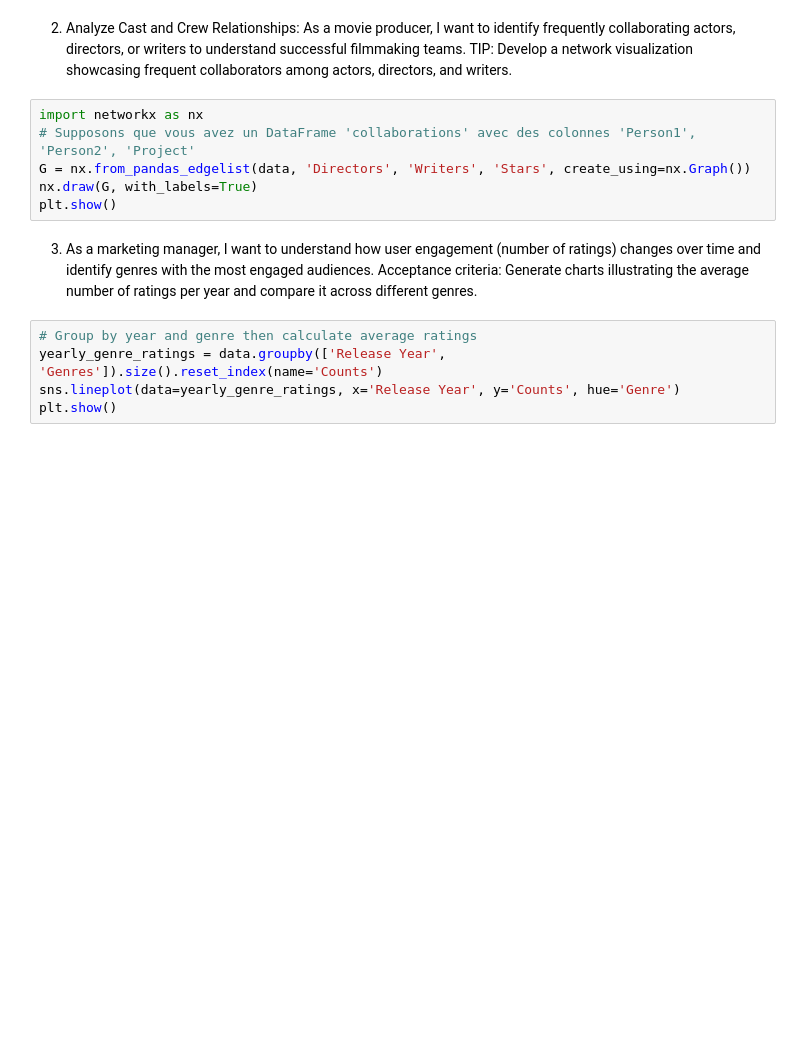
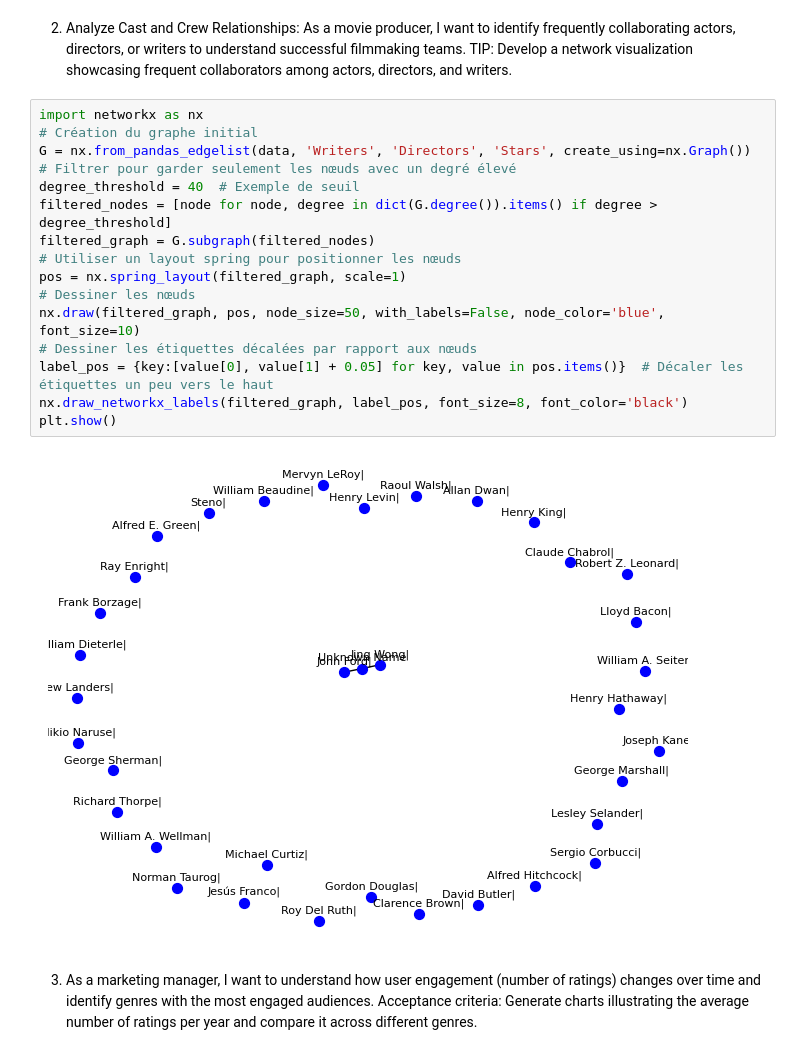
Before and after one commit to Laureoby/movies_dataset2, a Jupyter notebook: Movies2_dataset.ipynb, the cells around one changed output. Drawn from its saved outputs; the diff is of its cells as text; blank space fills up the shorter version.

```diff
--- a/Movies2_dataset.ipynb
+++ b/Movies2_dataset.ipynb
@@ -186,16 +186,23 @@ plt.show()
 [figure]
 # %% [markdown]
 2) Analyze Cast and Crew Relationships: As a movie producer, I want to identify frequently collaborating actors, directors, or writers to understand successful filmmaking teams. TIP: Develop a network visualization showcasing frequent collaborators among actors, directors, and writers.
-# %%
-import networkx as nx
-# Supposons que vous avez un DataFrame 'collaborations' avec des colonnes 'Person1', 'Person2', 'Project'
-G = nx.from_pandas_edgelist(data, 'Directors', 'Writers', 'Stars', create_using=nx.Graph())
-nx.draw(G, with_labels=True)
-plt.show()
+# %%
+import networkx as nx
+# Création du graphe initial
+G = nx.from_pandas_edgelist(data, 'Writers', 'Directors', 'Stars', create_using=nx.Graph())
+# Filtrer pour garder seulement les nœuds avec un degré élevé
+degree_threshold = 40  # Exemple de seuil
+filtered_nodes = [node for node, degree in dict(G.degree()).items() if degree > degree_threshold]
+filtered_graph = G.subgraph(filtered_nodes)
+# Utiliser un layout spring pour positionner les nœuds
+pos = nx.spring_layout(filtered_graph, scale=1)
+# Dessiner les nœuds
+nx.draw(filtered_graph, pos, node_size=50, with_labels=False, node_color='blue', font_size=10)
+# Dessiner les étiquettes décalées par rapport aux nœuds
+label_pos = {key:[value[0], value[1] + 0.05] for key, value in pos.items()}  # Décaler les étiquettes un peu vers le haut
+nx.draw_networkx_labels(filtered_graph, label_pos, font_size=8, font_color='black')
+plt.show()
+# %% [output]
+[figure, added]
 # %% [markdown]
 3) As a marketing manager, I want to understand how user engagement (number of ratings) changes over time and identify genres with the most engaged audiences. Acceptance criteria: Generate charts illustrating the average number of ratings per year and compare it across different genres.
-# %%
-# Group by year and genre then calculate average ratings
-yearly_genre_ratings = data.groupby(['Release Year', 'Genres']).size().reset_index(name='Counts')
-sns.lineplot(data=yearly_genre_ratings, x='Release Year', y='Counts', hue='Genre')
-plt.show()
```
Also changed, not shown: parts of 3 cells of this notebook.
